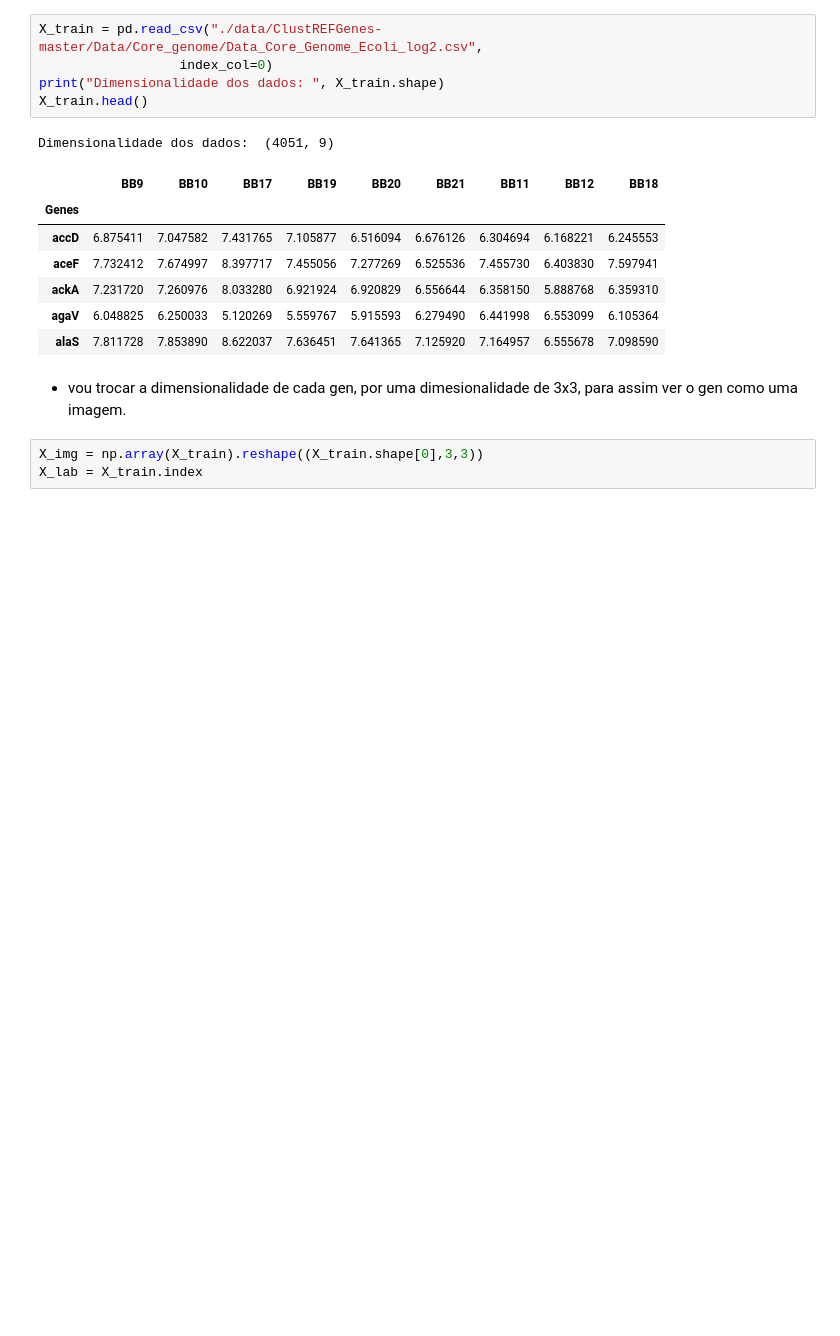
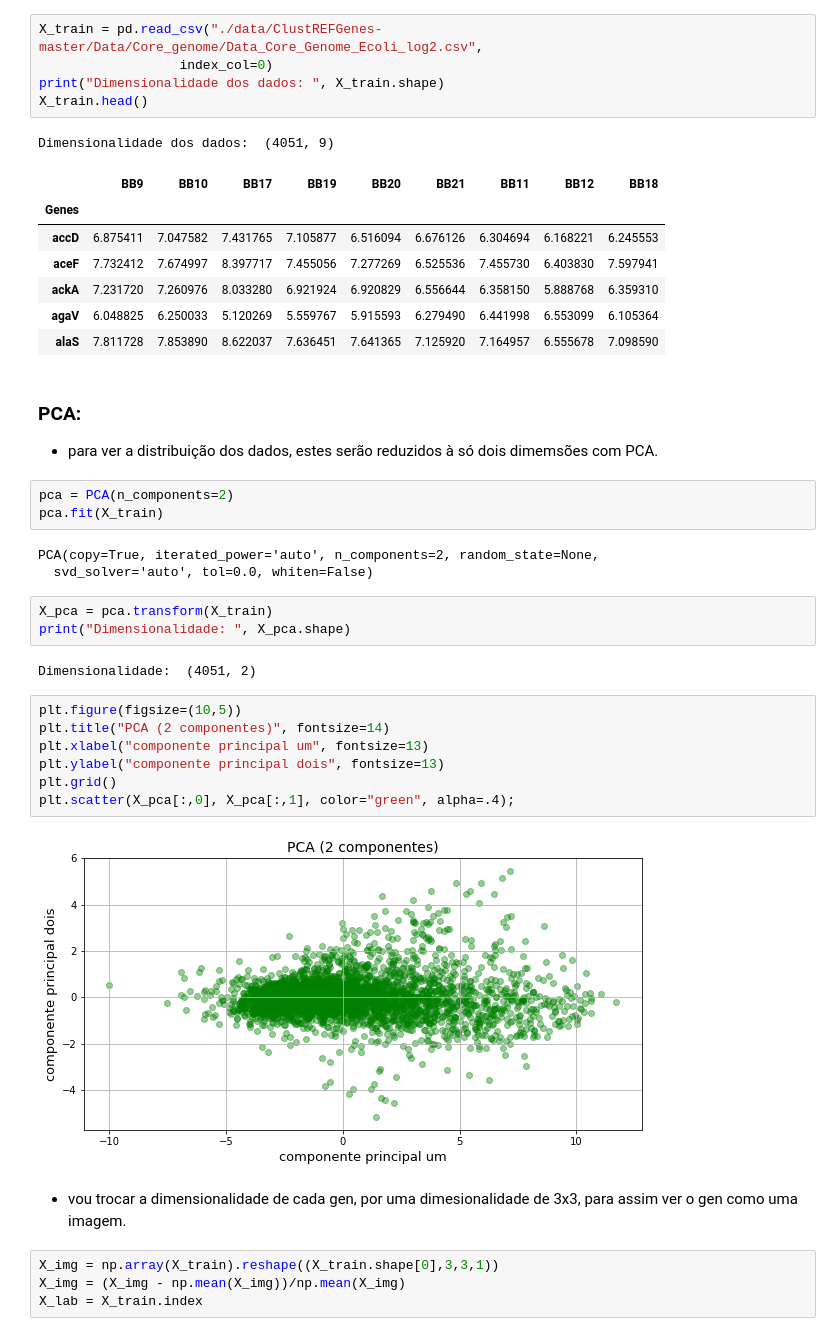
Before and after one commit to ejrueda/MasterUFPA, a Jupyter notebook: Proyectos/BioInformática/GANs-genoma.ipynb, the cells around one changed output. Saved outputs shown, nothing was run; the diff lists cells and outputs as text; blank space fills up the shorter version.

```diff
--- a/Proyectos/BioInformática/GANs-genoma.ipynb
+++ b/Proyectos/BioInformática/GANs-genoma.ipynb
@@ -24,10 +23,34 @@ Dimensionalidade dos dados:  (4051, 9)
 | ackA | 7.231720 | 7.260976 | 8.033280 | 6.921924 | 6.920829 | 6.556644 | 6.358150 | 5.888768 | 6.359310 |
 | agaV | 6.048825 | 6.250033 | 5.120269 | 5.559767 | 5.915593 | 6.279490 | 6.441998 | 6.553099 | 6.105364 |
 | alaS | 7.811728 | 7.853890 | 8.622037 | 7.636451 | 7.641365 | 7.125920 | 7.164957 | 6.555678 | 7.098590 |
+# %% [markdown]
+### PCA:
+- para ver a distribuição dos dados, estes serão reduzidos à só dois dimemsões com PCA.
+# %%
+pca = PCA(n_components=2)
+pca.fit(X_train)
+# %% [output]
+PCA(copy=True, iterated_power='auto', n_components=2, random_state=None,
+  svd_solver='auto', tol=0.0, whiten=False)
+# %%
+X_pca = pca.transform(X_train)
+print("Dimensionalidade: ", X_pca.shape)
+# %% [output]
+Dimensionalidade:  (4051, 2)
+# %%
+plt.figure(figsize=(10,5))
+plt.title("PCA (2 componentes)", fontsize=14)
+plt.xlabel("componente principal um", fontsize=13)
+plt.ylabel("componente principal dois", fontsize=13)
+plt.grid()
+plt.scatter(X_pca[:,0], X_pca[:,1], color="green", alpha=.4);
+# %% [output]
+[figure, added]
 # %% [markdown]
 - vou trocar a dimensionalidade de cada gen, por uma dimesionalidade de 3x3, para assim ver o gen como uma imagem.
 # %%
-X_img = np.array(X_train).reshape((X_train.shape[0],3,3))
+X_img = np.array(X_train).reshape((X_train.shape[0],3,3,1))
+X_img = (X_img - np.mean(X_img))/np.mean(X_img)
 X_lab = X_train.index
 # %%
 idx = np.random.randint(low=0, high=X_train.shape[0], size=24)
```
Also changed, not shown: parts of 11 cells of this notebook.
